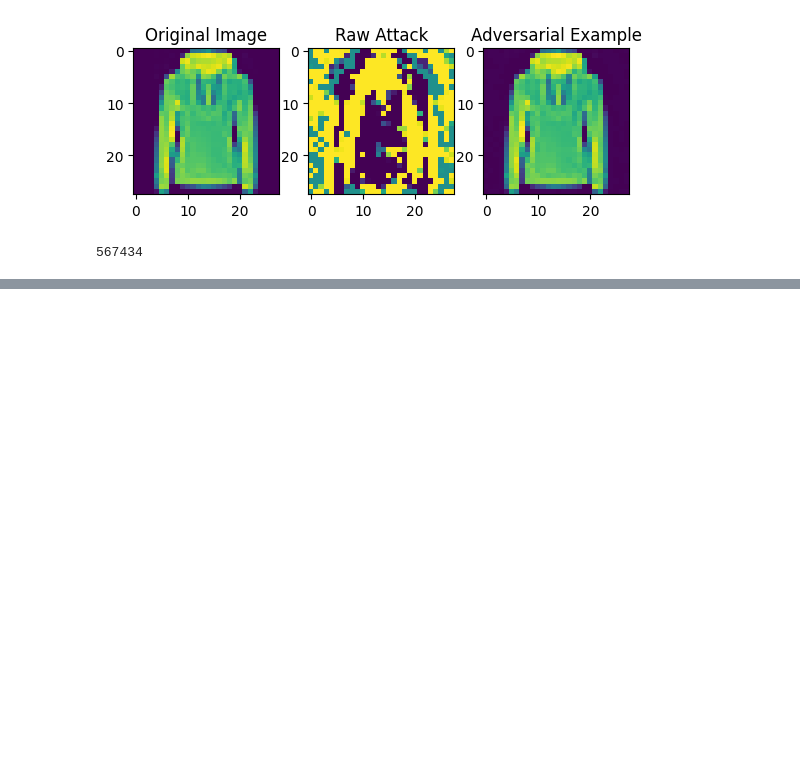
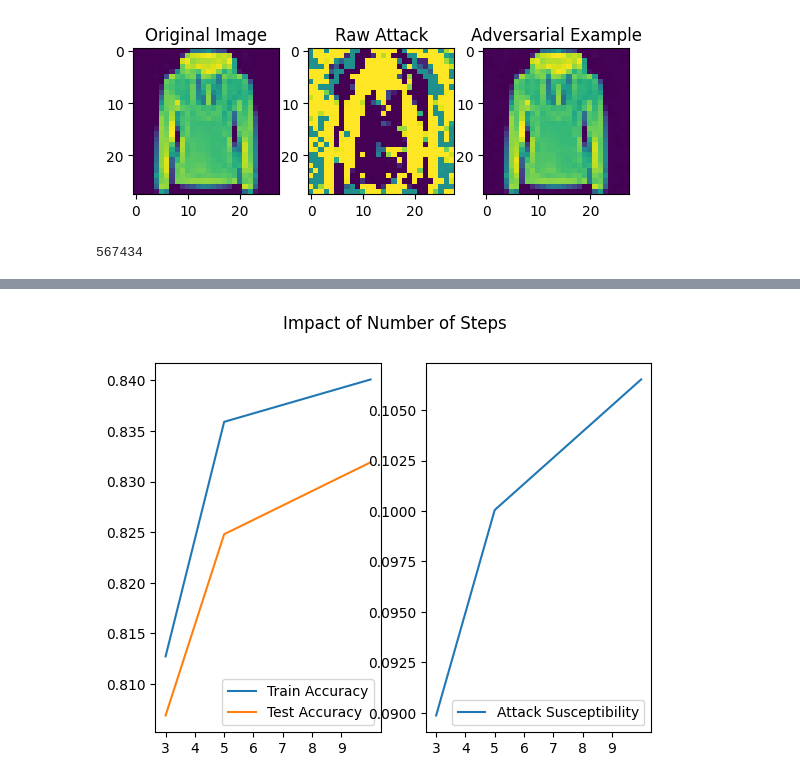
Before and after one commit to suessflorian/biological-neurons, a Jupyter notebook: Baseline Models/Testing Notebook.ipynb, the cells around one changed output, grey strips where cells are left out. Cells and saved outputs as stored; diff of their text form; code cells hidden in the pictures; blank space fills up the shorter version.

```diff
--- a/Baseline Models/Testing Notebook.ipynb
+++ b/Baseline Models/Testing Notebook.ipynb
@@ -21,7 +21,7 @@ transforms = torchvision.transforms.Compose([
 ])
 
 batch_size = 32
-dataset = 'mnist'
+dataset = 'fashion'
 
 if dataset == 'fashion':
     categories = ['T-shirt/top', 'Trouser', 'Pullover', 'Dress', 'Coat', 'Sandal', 'Shirt', 'Sneaker', 'Bag', 'Ankle boot']
@@ -156,0 +294,15 @@ sum(p.numel() for p in model.parameters() if p.requires_grad)
+# %%
+import matplotlib.pyplot as plt
+
+fig, axs = plt.subplots(1, 2)
+axs[0].plot(steps, train_accuracy, label = 'Train Accuracy')
+axs[0].plot(steps, test_accuracy, label='Test Accuracy')
+axs[0].legend(loc='lower right')
+axs[1].plot(steps, attack_susceptibility, label='Attack Susceptibility')
+axs[1].legend(loc='lower right')
+plt.suptitle('Impact of Number of Steps')
+axs[0].set_xticks(torch.arange(min(steps), max(steps)))
+axs[1].set_xticks(torch.arange(min(steps), max(steps)))
+plt.show()
+# %% [output]
+[figure, added]
```
Also changed, not shown: parts of 6 cells of this notebook, 3 other files.
